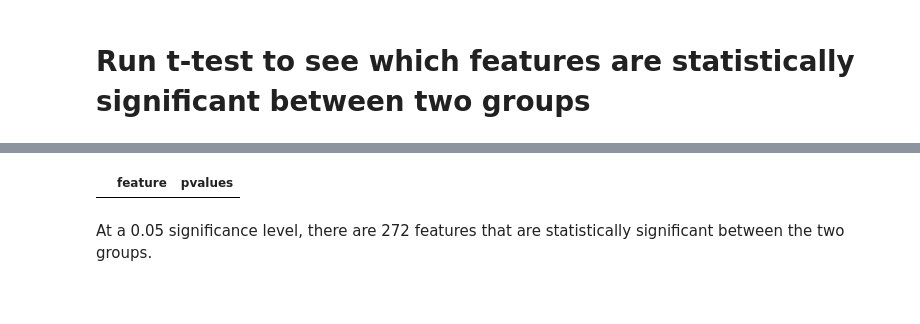
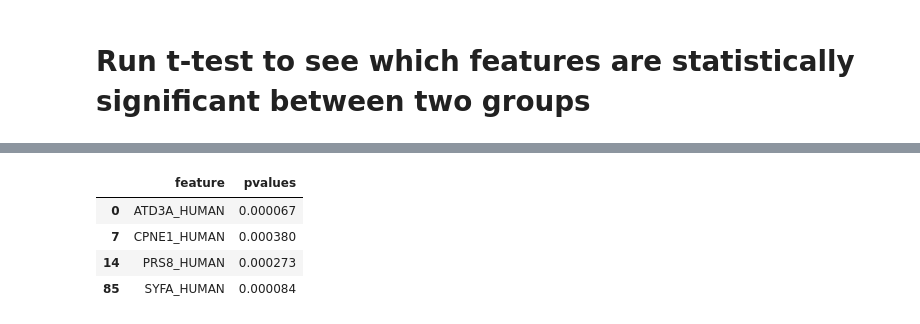
Before and after one commit to yjs1210/brain-depression-proteomic-analysis, a Jupyter notebook: nonparametric_test.ipynb, the cells around one changed output, grey strips where cells are left out. Drawn from its saved outputs; the diff is of its cells as text; code cells hidden in the pictures; blank space fills up the shorter version.

```diff
--- a/nonparametric_test.ipynb
+++ b/nonparametric_test.ipynb
@@ -46,7 +47,7 @@ data = data.drop(['group','gr','sex'], axis=1)
 # %%
 data.suicide.replace(to_replace=['Non-Suic', 'Suicide'], value=[0, 1], inplace=True)
 data_y = data['suicide']
-data_x = data.drop('suicide', axis = 1)
+data_x = data.drop(['suicide','dt_start','dt_end'], axis = 1)
 # %% [markdown]
 # Use random forest to identify important features
 # %%
@@ -55,7 +56,7 @@ from sklearn.ensemble import RandomForestClassifier
 
 with warnings.catch_warnings():
     warnings.simplefilter("ignore")
-    forest = RandomForestClassifier(n_estimators=50,class_weight="balanced")
+    forest = RandomForestClassifier(n_estimators=100,max_depth = 5 , class_weight="balanced")
     forest.fit(data_x,data_y)
 # %%
 importances = forest.feature_importances_
@@ -91,5 +90,3 @@ CPNE1_HUMAN
 # Run t-test to see which features are statistically significant between two groups
 # %%
 import scipy
-# %%
-feature = 'FGF9_HUMAN'
@@ -102,12 +95,12 @@ from scipy import stats
 
 pvalues = []
 for index,row in feature_rank[feature_rank['importance']>0].iterrows():
+    if index > 100:
+        break
     feature = row['feature']
     if feature != 'dt_end':
         p = scipy.stats.mannwhitneyu(data[data['suicide']==0][feature], data[data['suicide']==1][feature], use_continuity=True, alternative=None)[1]
-
         pvalues.append([feature,p])
 
 pvalues = pd.DataFrame(pvalues)
 pvalues = pvalues.rename(columns={0:'feature',1:'pvalues'})
-pvalues
@@ -133,6 +107,8 @@ pvalues
 # %%
-pvalues[pvalues['pvalues']<0.05/1135]
+pvalues[pvalues['pvalues']<0.05/100]
 # %% [output]
 |  | feature | pvalues |
+| 0 | ATD3A_HUMAN | 0.000067 |
+| 7 | CPNE1_HUMAN | 0.000380 |
+| 14 | PRS8_HUMAN | 0.000273 |
+| 85 | SYFA_HUMAN | 0.000084 |
-# %% [markdown]
-At a 0.05 significance level, there are 272 features that are statistically significant between the two groups.
```
Also changed, not shown: parts of 12 cells of this notebook.
